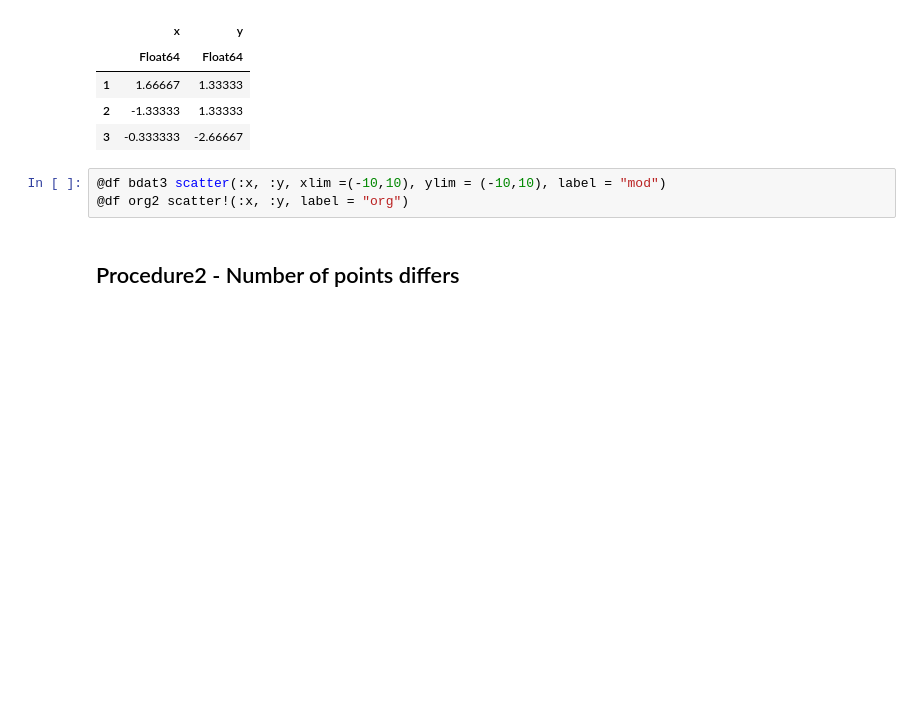
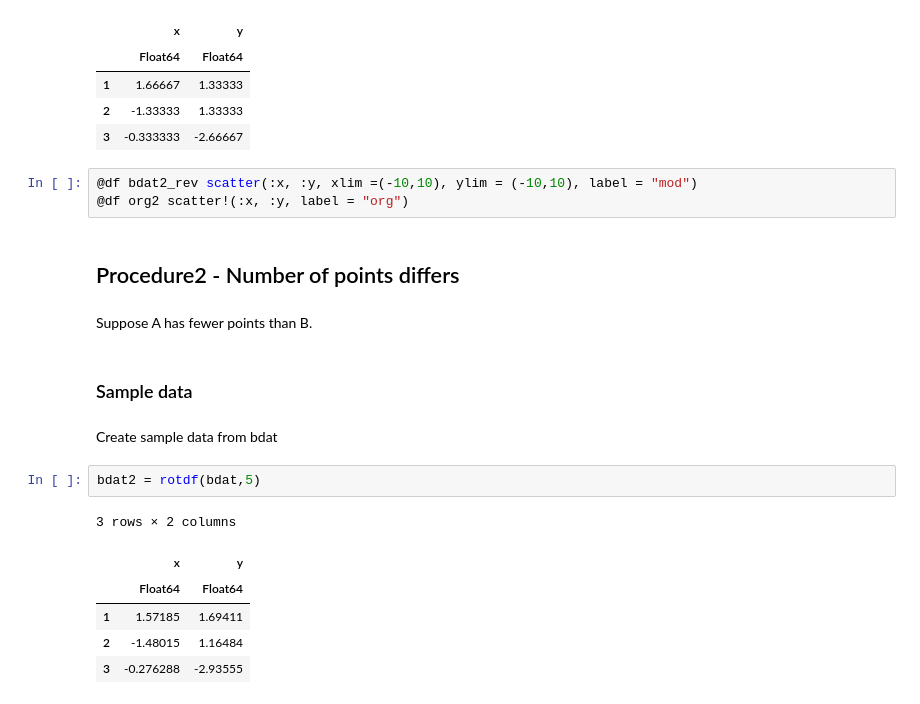
Before and after one commit to Yoshinobu-Ishizaki/shapefit2d, a Jupyter notebook: shapefit2d.ipynb, the cells around one changed output. Drawn from its saved outputs; the diff is of its cells as text; blank space fills up the shorter version.

```diff
--- a/shapefit2d.ipynb
+++ b/shapefit2d.ipynb
@@ -168,7 +168,22 @@ org2
 | 2 | -1.33333 | 1.33333 |
 | 3 | -0.333333 | -2.66667 |
 # %%
-@df bdat3 scatter(:x, :y, xlim =(-10,10), ylim = (-10,10), label = "mod")
+@df bdat2_rev scatter(:x, :y, xlim =(-10,10), ylim = (-10,10), label = "mod")
 @df org2 scatter!(:x, :y, label = "org")
 # %% [markdown]
 ## Procedure2 - Number of points differs
+# %% [markdown]
+Suppose A has fewer points than B.
+# %% [markdown]
+### Sample data
+# %% [markdown]
+Create sample data from bdat
+# %%
+bdat2 = rotdf(bdat,5)
+# %% [output]
+3 rows × 2 columns
+|  | x | y |
+|  | Float64 | Float64 |
+| 1 | 1.57185 | 1.69411 |
+| 2 | -1.48015 | 1.16484 |
+| 3 | -0.276288 | -2.93555 |
```
Also changed, not shown: parts of 17 cells of this notebook.
